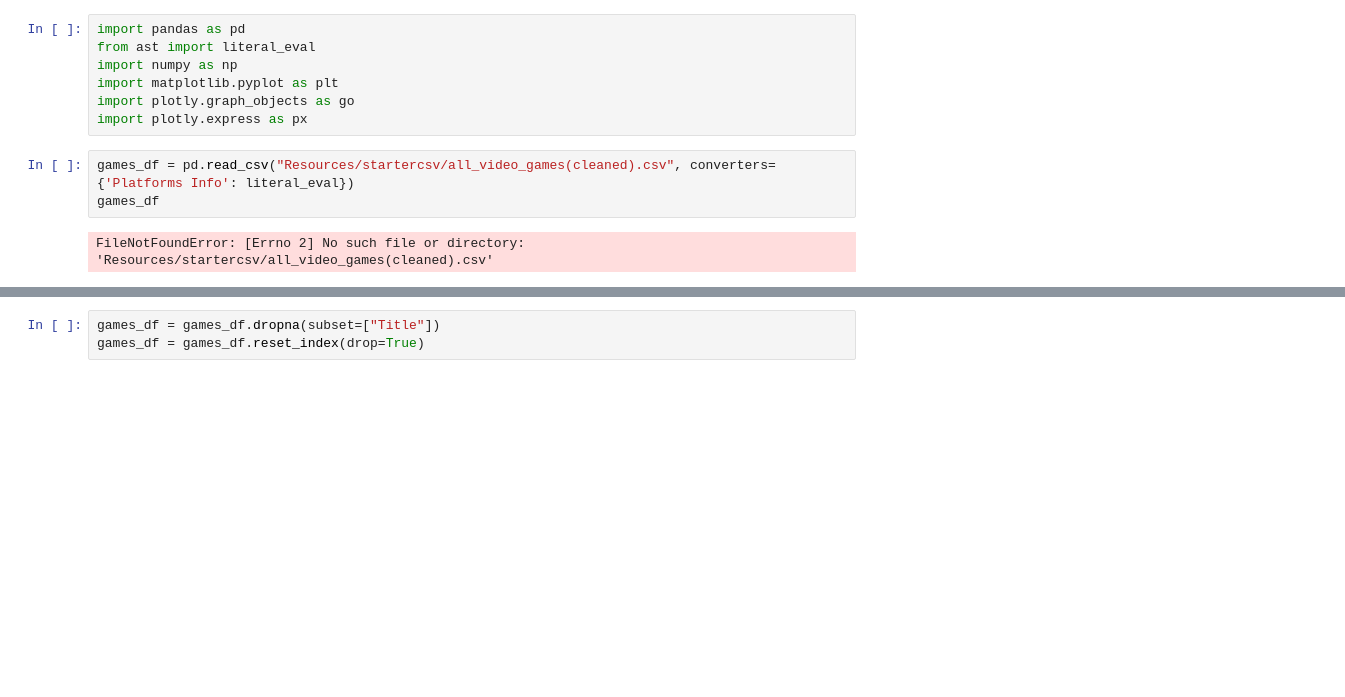
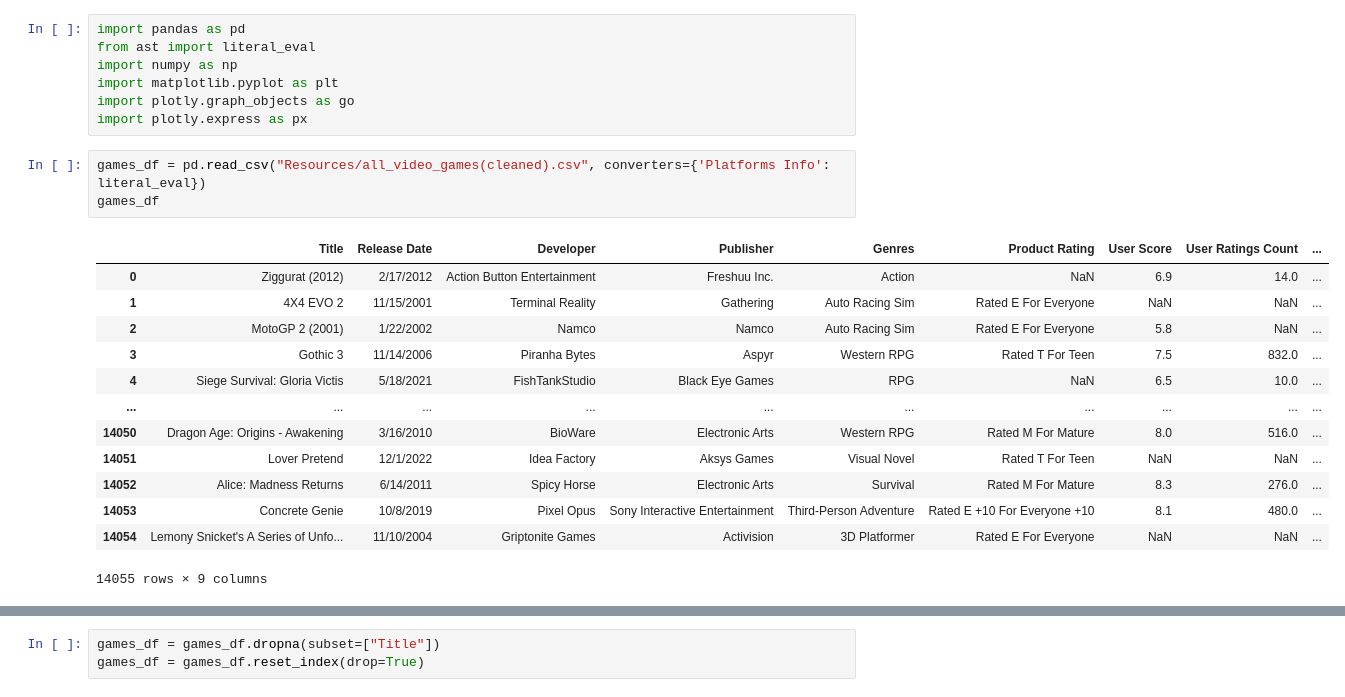
Before and after one commit to bacanije/Project-3---Data-Visualization, a Jupyter notebook: JupyterNotebooks/Video_games_cleaning.ipynb, the cells around one changed output, grey strips where cells are left out. Drawn from its saved outputs; the diff is of its cells as text; blank space fills up the shorter version.

```diff
--- a/JupyterNotebooks/Video_games_cleaning.ipynb
+++ b/JupyterNotebooks/Video_games_cleaning.ipynb
@@ -6,10 +6,22 @@ import matplotlib.pyplot as plt
 import plotly.graph_objects as go
 import plotly.express as px
 # %%
-games_df = pd.read_csv("Resources/startercsv/all_video_games(cleaned).csv", converters={'Platforms Info': literal_eval})
+games_df = pd.read_csv("Resources/all_video_games(cleaned).csv", converters={'Platforms Info': literal_eval})
 games_df
 # %% [output]
+|  | Title | Release Date | Developer | Publisher | Genres | Product Rating | User Score | User Ratings Count | ... |
+| 0 | Ziggurat (2012) | 2/17/2012 | Action Button Entertainment | Freshuu Inc. | Action | NaN | 6.9 | 14.0 | ... |
+| 1 | 4X4 EVO 2 | 11/15/2001 | Terminal Reality | Gathering | Auto Racing Sim | Rated E For Everyone | NaN | NaN | ... |
+| 2 | MotoGP 2 (2001) | 1/22/2002 | Namco | Namco | Auto Racing Sim | Rated E For Everyone | 5.8 | NaN | ... |
+| 3 | Gothic 3 | 11/14/2006 | Piranha Bytes | Aspyr | Western RPG | Rated T For Teen | 7.5 | 832.0 | ... |
+| 4 | Siege Survival: Gloria Victis | 5/18/2021 | FishTankStudio | Black Eye Games | RPG | NaN | 6.5 | 10.0 | ... |
+| ... | ... | ... | ... | ... | ... | ... | ... | ... | ... |
+| 14050 | Dragon Age: Origins - Awakening | 3/16/2010 | BioWare | Electronic Arts | Western RPG | Rated M For Mature | 8.0 | 516.0 | ... |
+| 14051 | Lover Pretend | 12/1/2022 | Idea Factory | Aksys Games | Visual Novel | Rated T For Teen | NaN | NaN | ... |
+| 14052 | Alice: Madness Returns | 6/14/2011 | Spicy Horse | Electronic Arts | Survival | Rated M For Mature | 8.3 | 276.0 | ... |
+| 14053 | Concrete Genie | 10/8/2019 | Pixel Opus | Sony Interactive Entertainment | Third-Person Adventure | Rated E +10 For Everyone +10 | 8.1 | 480.0 | ... |
+| 14054 | Lemony Snicket's A Series of Unfo... | 11/10/2004 | Griptonite Games | Activision | 3D Platformer | Rated E For Everyone | NaN | NaN | ... |
-FileNotFoundError: [Errno 2] No such file or directory: 'Resources/startercsv/all_video_games(cleaned).csv'
+14055 rows × 9 columns
 # %%
 games_df.info()
 # %% [output]
```
Also changed, not shown: parts of 17 cells of this notebook.
